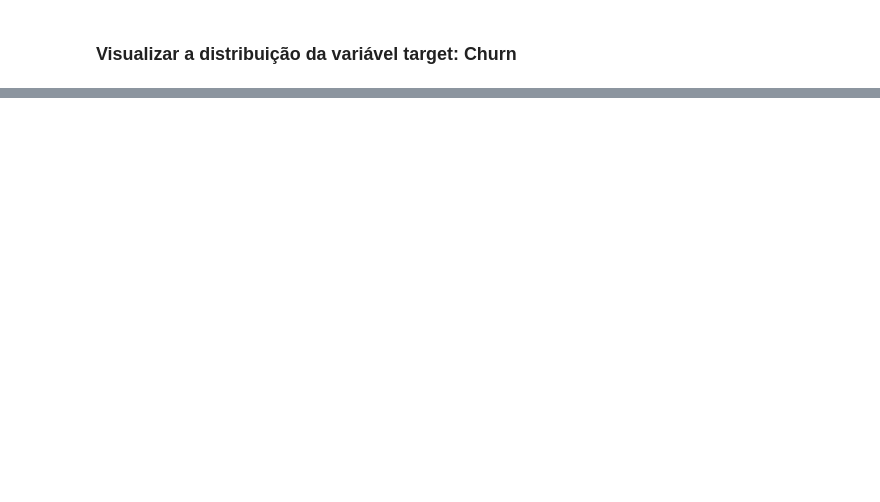
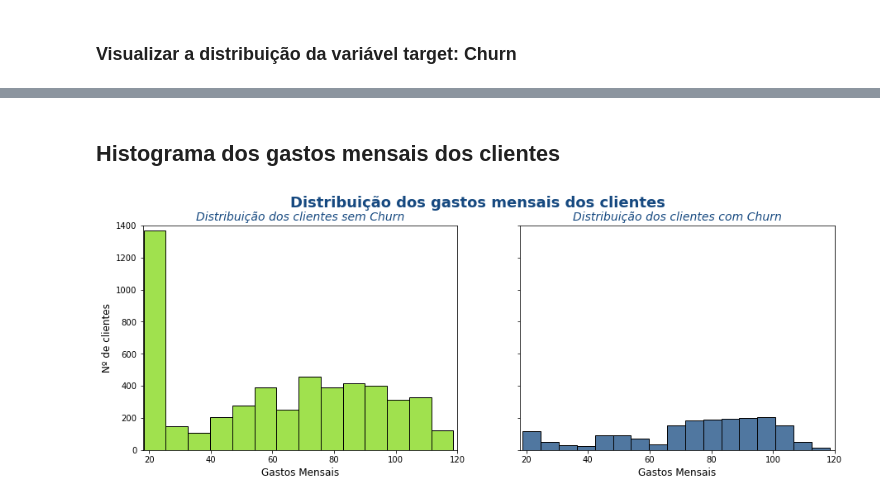
Before and after one commit to duartejr/challenge_data_science_alura_voz, a Jupyter notebook: semana_2_analise_variavel_churn.ipynb, the cells around one changed output, grey strips where cells are left out. Saved outputs shown, nothing was run; the diff lists cells and outputs as text; code cells hidden in the pictures; blank space fills up the shorter version.

```diff
--- a/semana_2_analise_variavel_churn.ipynb
+++ b/semana_2_analise_variavel_churn.ipynb
@@ -340,0 +70,6 @@ sns.countplot(y='fatura_online', data=clientes_churn, orient='horizontal')
+# %% [markdown]
+## Histograma dos gastos mensais dos clientes
+# %%
+plot_histogramas(dados, x_col='gastos_mensais', xlabel='Gastos Mensais', xlim=(18, 120))
+# %% [output]
+[figure, added]
```
Also changed, not shown: parts of 55 cells of this notebook.
